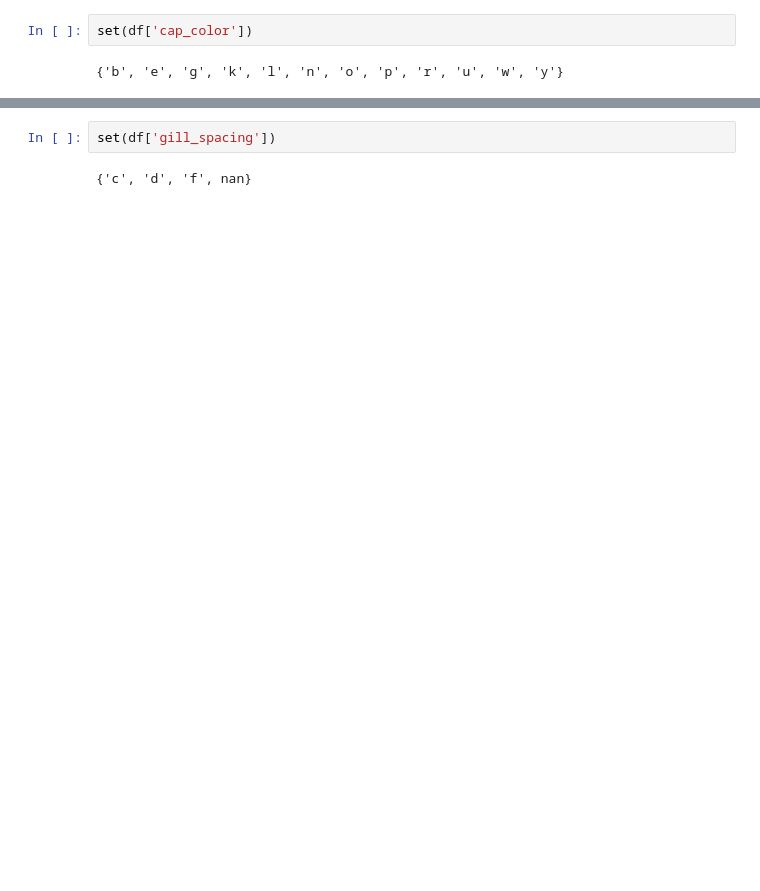
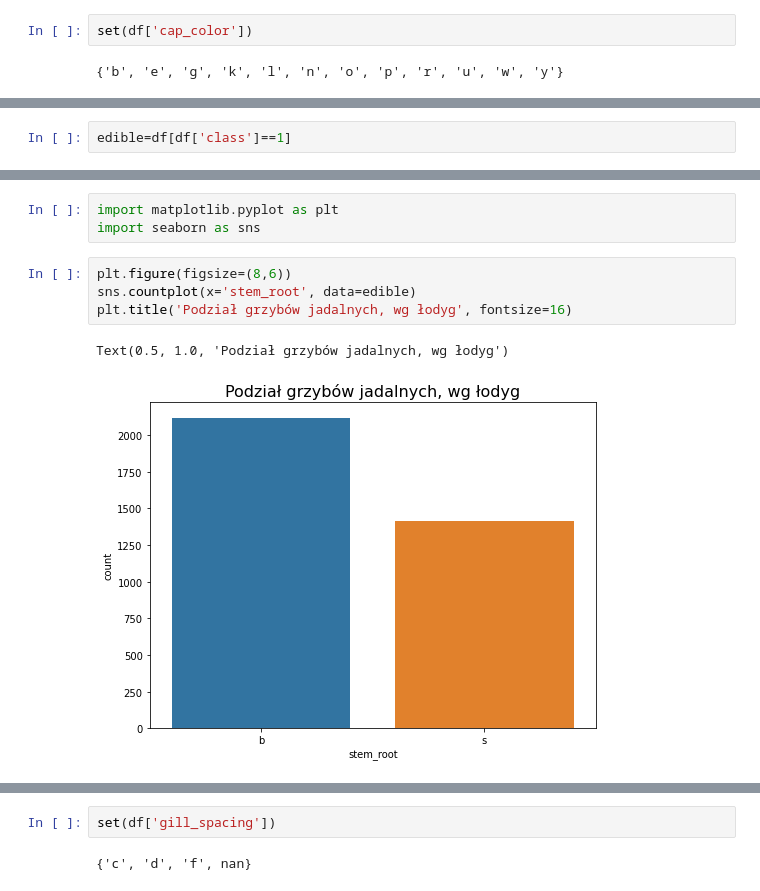
Before and after one commit to Joanna0512/Grzyby, a Jupyter notebook: grzyby.ipynb, the cells around one changed output, grey strips where cells are left out. Cells and saved outputs as stored; diff of their text form; blank space fills up the shorter version.

```diff
--- a/grzyby.ipynb
+++ b/grzyby.ipynb
@@ -148,0 +141,2 @@ set(df['cap_color'])
+# %%
+edible=df[df['class']==1]
@@ -148,0 +201,10 @@ set(df['cap_color'])
+# %%
+import matplotlib.pyplot as plt
+import seaborn as sns
+# %%
+plt.figure(figsize=(8,6))
+sns.countplot(x='stem_root', data=edible)
+plt.title('Podział grzybów jadalnych, wg łodyg', fontsize=16)
+# %% [output]
+Text(0.5, 1.0, 'Podział grzybów jadalnych, wg łodyg')
+[figure, added]
```
Also changed, not shown: parts of 151 cells of this notebook.
